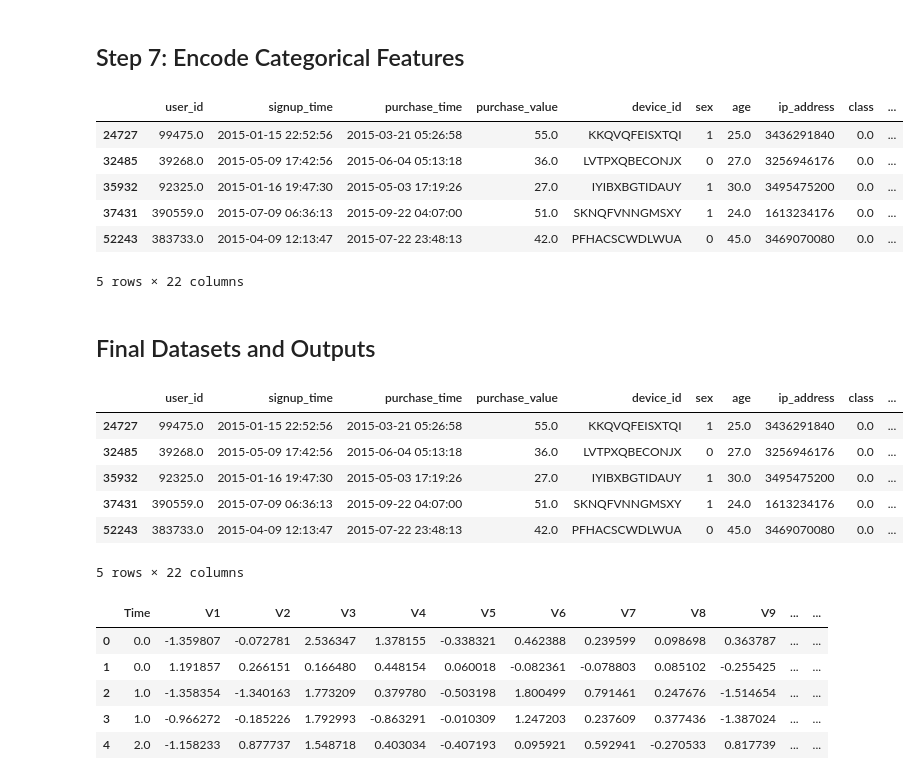
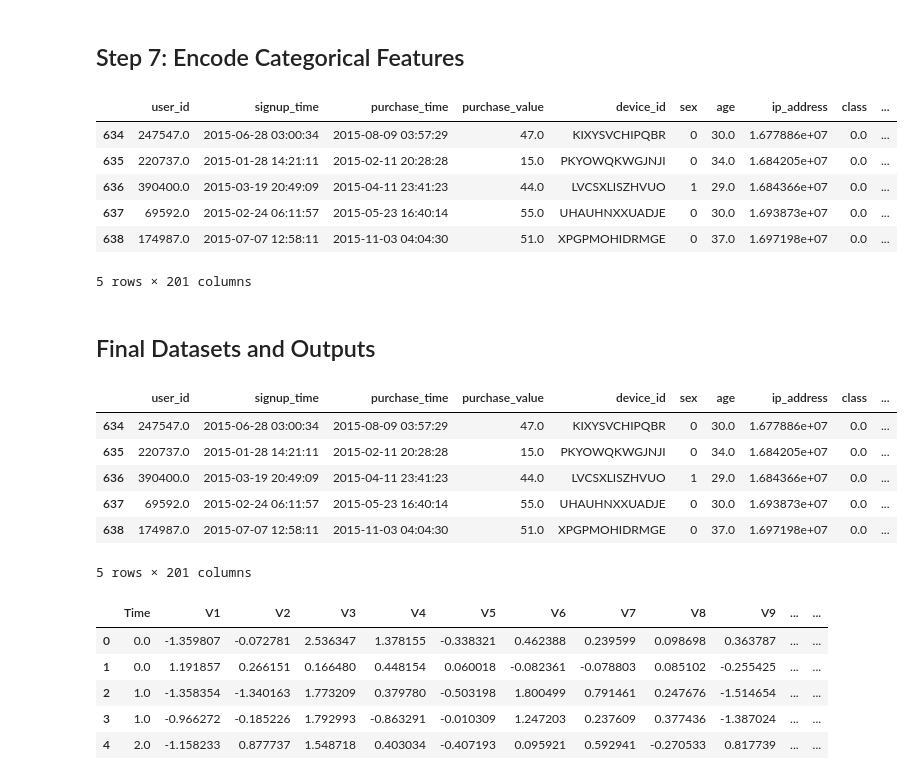
Before and after one commit to yohannestayez/Improved-detection-of-fraud-cases-for-e-commerce-and-bank-transactions, a Jupyter notebook: notebooks/Data_Analysis_and_Preprocessing.ipynb, the cells around one changed output. Saved outputs shown, nothing was run; the diff lists cells and outputs as text; code cells hidden in the pictures.

```diff
--- a/notebooks/Data_Analysis_and_Preprocessing.ipynb
+++ b/notebooks/Data_Analysis_and_Preprocessing.ipynb
@@ -246,0 +238,22 @@ display(fraud_data.head())
+# %%
+# Sort both DataFrames by ip_address and lower_bound_ip_address for asof merge
+fraud_data = fraud_data.sort_values(by='ip_address')
+ip_data = ip_data.sort_values(by='lower_bound_ip_address')
+
+# Perform an asof merge on ip_address to find the closest lower_bound_ip_address
+merged_data = pd.merge_asof(
+    fraud_data,
+    ip_data,
+    left_on='ip_address',
+    right_on='lower_bound_ip_address',
+    direction='backward'  # Ensures that we match the closest lower bound less than or equal to ip_address
+)
+
+# Now filter rows where the ip_address falls within the lower and upper bounds
+merged_data = merged_data[
+    (merged_data['ip_address'] >= merged_data['lower_bound_ip_address']) &
+    (merged_data['ip_address'] <= merged_data['upper_bound_ip_address'])
+]
+
+
+display(merged_data)
@@ -250,11 +277,11 @@ display(fraud_data.head())
 # Fraud_Data.csv
 
 # 5.1 Transaction Frequency (Count of transactions per user)
-fraud_data['transaction_count'] = fraud_data.groupby('user_id')['user_id'].transform('count')
+merged_data['transaction_count'] = merged_data.groupby('user_id')['user_id'].transform('count')
 
 # 5.2 Time-based features: Hour of the day and Day of the week for purchase_time
-fraud_data['hour_of_day'] = fraud_data['purchase_time'].dt.hour
-fraud_data['day_of_week'] = fraud_data['purchase_time'].dt.dayofweek
+merged_data['hour_of_day'] = merged_data['purchase_time'].dt.hour
+merged_data['day_of_week'] = merged_data['purchase_time'].dt.dayofweek
 
 # creditcard.csv
 
@@ -265,7 +292,7 @@ creditcard_data['time_in_days'] = creditcard_data['Time'] / (60*60*24)  # Conver
 # %%
 # Fraud_Data.csv - Scale 'purchase_value'
 scaler = StandardScaler()
-fraud_data['purchase_value_scaled'] = scaler.fit_transform(fraud_data[['purchase_value']])
+merged_data['purchase_value_scaled'] = scaler.fit_transform(merged_data[['purchase_value']])
 
 # creditcard.csv - Scale 'Amount'
 creditcard_data['Amount_scaled'] = scaler.fit_transform(creditcard_data[['Amount']])
@@ -292,34 +319,34 @@ display(creditcard_data.head())
 ## Step 7: Encode Categorical Features
 # %%
 categorical_features = ['source', 'browser', 'country']
-fraud_data = pd.get_dummies(fraud_data, columns=categorical_features, drop_first=True)
+merged_data= pd.get_dummies(merged_data, columns=categorical_features, drop_first=True)
 
 le = LabelEncoder()
-fraud_data['sex'] = le.fit_transform(fraud_data['sex'])
+merged_data['sex'] = le.fit_transform(merged_data['sex'])
 
 # No categorical features to encode in IpAddress_to_Country or creditcard datasets.
-display(fraud_data.head())
+display(merged_data.head())
 # %% [output]
 |  | user_id | signup_time | purchase_time | purchase_value | device_id | sex | age | ip_address | class | ... |
-| 24727 | 99475.0 | 2015-01-15 22:52:56 | 2015-03-21 05:26:58 | 55.0 | KKQVQFEISXTQI | 1 | 25.0 | 3436291840 | 0.0 | ... |
-| 32485 | 39268.0 | 2015-05-09 17:42:56 | 2015-06-04 05:13:18 | 36.0 | LVTPXQBECONJX | 0 | 27.0 | 3256946176 | 0.0 | ... |
-| 35932 | 92325.0 | 2015-01-16 19:47:30 | 2015-05-03 17:19:26 | 27.0 | IYIBXBGTIDAUY | 1 | 30.0 | 3495475200 | 0.0 | ... |
-| 37431 | 390559.0 | 2015-07-09 06:36:13 | 2015-09-22 04:07:00 | 51.0 | SKNQFVNNGMSXY | 1 | 24.0 | 1613234176 | 0.0 | ... |
-| 52243 | 383733.0 | 2015-04-09 12:13:47 | 2015-07-22 23:48:13 | 42.0 | PFHACSCWDLWUA | 0 | 45.0 | 3469070080 | 0.0 | ... |
+| 634 | 247547.0 | 2015-06-28 03:00:34 | 2015-08-09 03:57:29 | 47.0 | KIXYSVCHIPQBR | 0 | 30.0 | 1.677886e+07 | 0.0 | ... |
+| 635 | 220737.0 | 2015-01-28 14:21:11 | 2015-02-11 20:28:28 | 15.0 | PKYOWQKWGJNJI | 0 | 34.0 | 1.684205e+07 | 0.0 | ... |
+| 636 | 390400.0 | 2015-03-19 20:49:09 | 2015-04-11 23:41:23 | 44.0 | LVCSXLISZHVUO | 1 | 29.0 | 1.684366e+07 | 0.0 | ... |
+| 637 | 69592.0 | 2015-02-24 06:11:57 | 2015-05-23 16:40:14 | 55.0 | UHAUHNXXUADJE | 0 | 30.0 | 1.693873e+07 | 0.0 | ... |
+| 638 | 174987.0 | 2015-07-07 12:58:11 | 2015-11-03 04:04:30 | 51.0 | XPGPMOHIDRMGE | 0 | 37.0 | 1.697198e+07 | 0.0 | ... |
-5 rows × 22 columns
+5 rows × 201 columns
 # %% [markdown]
 ## Final Datasets and Outputs
 # %%
 #Fraud_Data - After preprocessing
-display(fraud_data.head())
+display(merged_data.head())
 # %% [output]
 |  | user_id | signup_time | purchase_time | purchase_value | device_id | sex | age | ip_address | class | ... |
-| 24727 | 99475.0 | 2015-01-15 22:52:56 | 2015-03-21 05:26:58 | 55.0 | KKQVQFEISXTQI | 1 | 25.0 | 3436291840 | 0.0 | ... |
-| 32485 | 39268.0 | 2015-05-09 17:42:56 | 2015-06-04 05:13:18 | 36.0 | LVTPXQBECONJX | 0 | 27.0 | 3256946176 | 0.0 | ... |
-| 35932 | 92325.0 | 2015-01-16 19:47:30 | 2015-05-03 17:19:26 | 27.0 | IYIBXBGTIDAUY | 1 | 30.0 | 3495475200 | 0.0 | ... |
-| 37431 | 390559.0 | 2015-07-09 06:36:13 | 2015-09-22 04:07:00 | 51.0 | SKNQFVNNGMSXY | 1 | 24.0 | 1613234176 | 0.0 | ... |
-| 52243 | 383733.0 | 2015-04-09 12:13:47 | 2015-07-22 23:48:13 | 42.0 | PFHACSCWDLWUA | 0 | 45.0 | 3469070080 | 0.0 | ... |
+| 634 | 247547.0 | 2015-06-28 03:00:34 | 2015-08-09 03:57:29 | 47.0 | KIXYSVCHIPQBR | 0 | 30.0 | 1.677886e+07 | 0.0 | ... |
+| 635 | 220737.0 | 2015-01-28 14:21:11 | 2015-02-11 20:28:28 | 15.0 | PKYOWQKWGJNJI | 0 | 34.0 | 1.684205e+07 | 0.0 | ... |
+| 636 | 390400.0 | 2015-03-19 20:49:09 | 2015-04-11 23:41:23 | 44.0 | LVCSXLISZHVUO | 1 | 29.0 | 1.684366e+07 | 0.0 | ... |
+| 637 | 69592.0 | 2015-02-24 06:11:57 | 2015-05-23 16:40:14 | 55.0 | UHAUHNXXUADJE | 0 | 30.0 | 1.693873e+07 | 0.0 | ... |
+| 638 | 174987.0 | 2015-07-07 12:58:11 | 2015-11-03 04:04:30 | 51.0 | XPGPMOHIDRMGE | 0 | 37.0 | 1.697198e+07 | 0.0 | ... |
-5 rows × 22 columns
+5 rows × 201 columns
 # %%
 # Creditcard Data - After preprocessing
 display(creditcard_data.head())
```
Also changed, not shown: parts of 6 cells of this notebook.
